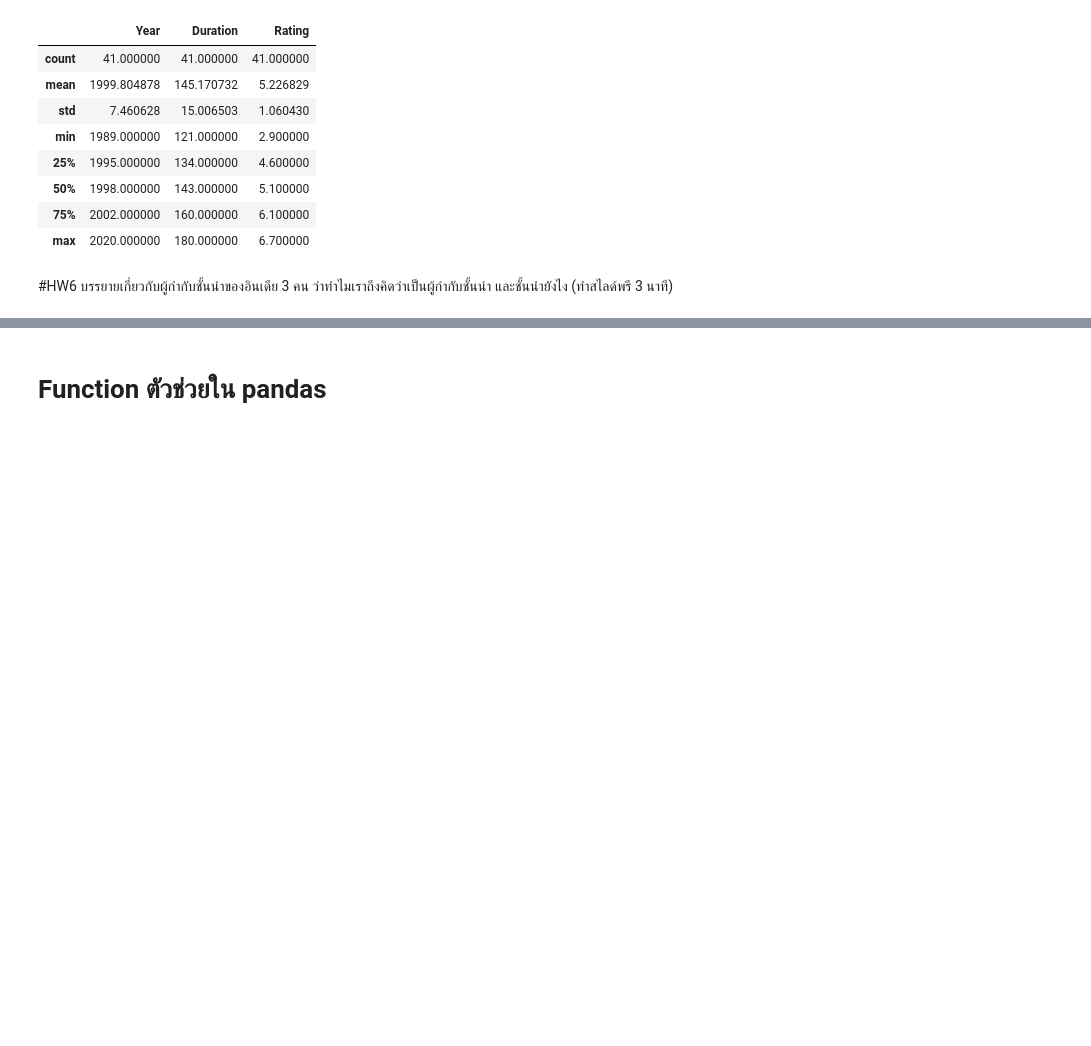
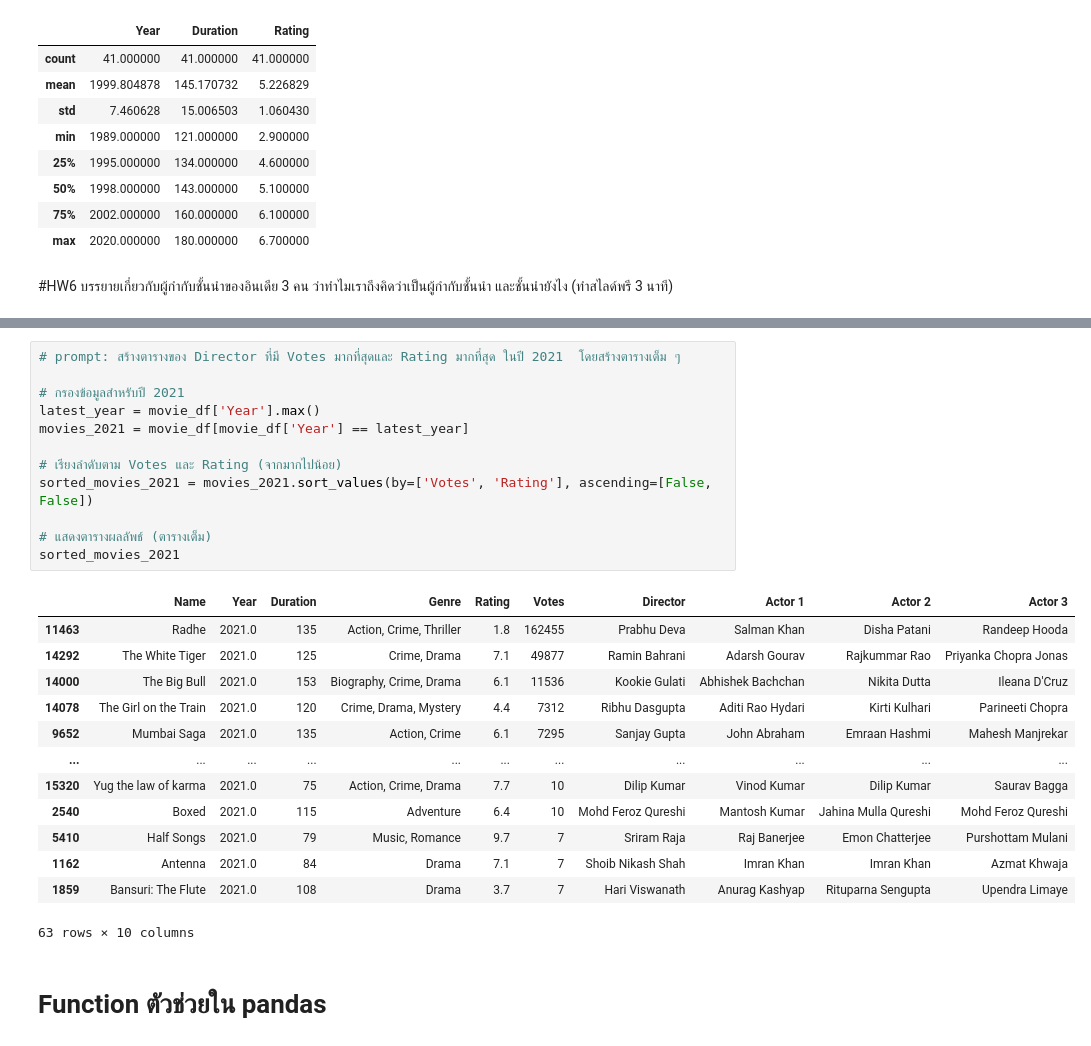
Before and after one commit to Arisarayangyoo/Python_dataviz2024, a Jupyter notebook: Pandas101_2024.ipynb, the cells around one changed output, grey strips where cells are left out. Drawn from its saved outputs; the diff is of its cells as text; blank space fills up the shorter version.

```diff
--- a/Pandas101_2024.ipynb
+++ b/Pandas101_2024.ipynb
@@ -1031,3 +1092,29 @@ movie_df[movie_df['Director'] == most_frequent_director].describe()
+# %%
+# prompt: สร้างตารางของ Director ที่มี Votes มากที่สุดและ Rating มากที่สุด ในปี 2021  โดยสร้างตารางเต็ม ๆ
+
+# กรองข้อมูลสำหรับปี 2021
+latest_year = movie_df['Year'].max()
+movies_2021 = movie_df[movie_df['Year'] == latest_year]
+
+# เรียงลำดับตาม Votes และ Rating (จากมากไปน้อย)
+sorted_movies_2021 = movies_2021.sort_values(by=['Votes', 'Rating'], ascending=[False, False])
+
+# แสดงตารางผลลัพธ์ (ตารางเต็ม)
+sorted_movies_2021
+# %% [output]
+|  | Name | Year | Duration | Genre | Rating | Votes | Director | Actor 1 | Actor 2 | Actor 3 |
+| 11463 | Radhe | 2021.0 | 135 | Action, Crime, Thriller | 1.8 | 162455 | Prabhu Deva | Salman Khan | Disha Patani | Randeep Hooda |
+| 14292 | The White Tiger | 2021.0 | 125 | Crime, Drama | 7.1 | 49877 | Ramin Bahrani | Adarsh Gourav | Rajkummar Rao | Priyanka Chopra Jonas |
+| 14000 | The Big Bull | 2021.0 | 153 | Biography, Crime, Drama | 6.1 | 11536 | Kookie Gulati | Abhishek Bachchan | Nikita Dutta | Ileana D'Cruz |
+| 14078 | The Girl on the Train | 2021.0 | 120 | Crime, Drama, Mystery | 4.4 | 7312 | Ribhu Dasgupta | Aditi Rao Hydari | Kirti Kulhari | Parineeti Chopra |
+| 9652 | Mumbai Saga | 2021.0 | 135 | Action, Crime | 6.1 | 7295 | Sanjay Gupta | John Abraham | Emraan Hashmi | Mahesh Manjrekar |
+| ... | ... | ... | ... | ... | ... | ... | ... | ... | ... | ... |
+| 15320 | Yug the law of karma | 2021.0 | 75 | Action, Crime, Drama | 7.7 | 10 | Dilip Kumar | Vinod Kumar | Dilip Kumar | Saurav Bagga |
+| 2540 | Boxed | 2021.0 | 115 | Adventure | 6.4 | 10 | Mohd Feroz Qureshi | Mantosh Kumar | Jahina Mulla Qureshi | Mohd Feroz Qureshi |
+| 5410 | Half Songs | 2021.0 | 79 | Music, Romance | 9.7 | 7 | Sriram Raja | Raj Banerjee | Emon Chatterjee | Purshottam Mulani |
+| 1162 | Antenna | 2021.0 | 84 | Drama | 7.1 | 7 | Shoib Nikash Shah | Imran Khan | Imran Khan | Azmat Khwaja |
+| 1859 | Bansuri: The Flute | 2021.0 | 108 | Drama | 3.7 | 7 | Hari Viswanath | Anurag Kashyap | Rituparna Sengupta | Upendra Limaye |
+63 rows × 10 columns
 # %% [markdown]
 # Function ตัวช่วยใน pandas
 # %% [markdown]
```
Also changed, not shown: parts of 6 cells of this notebook.
